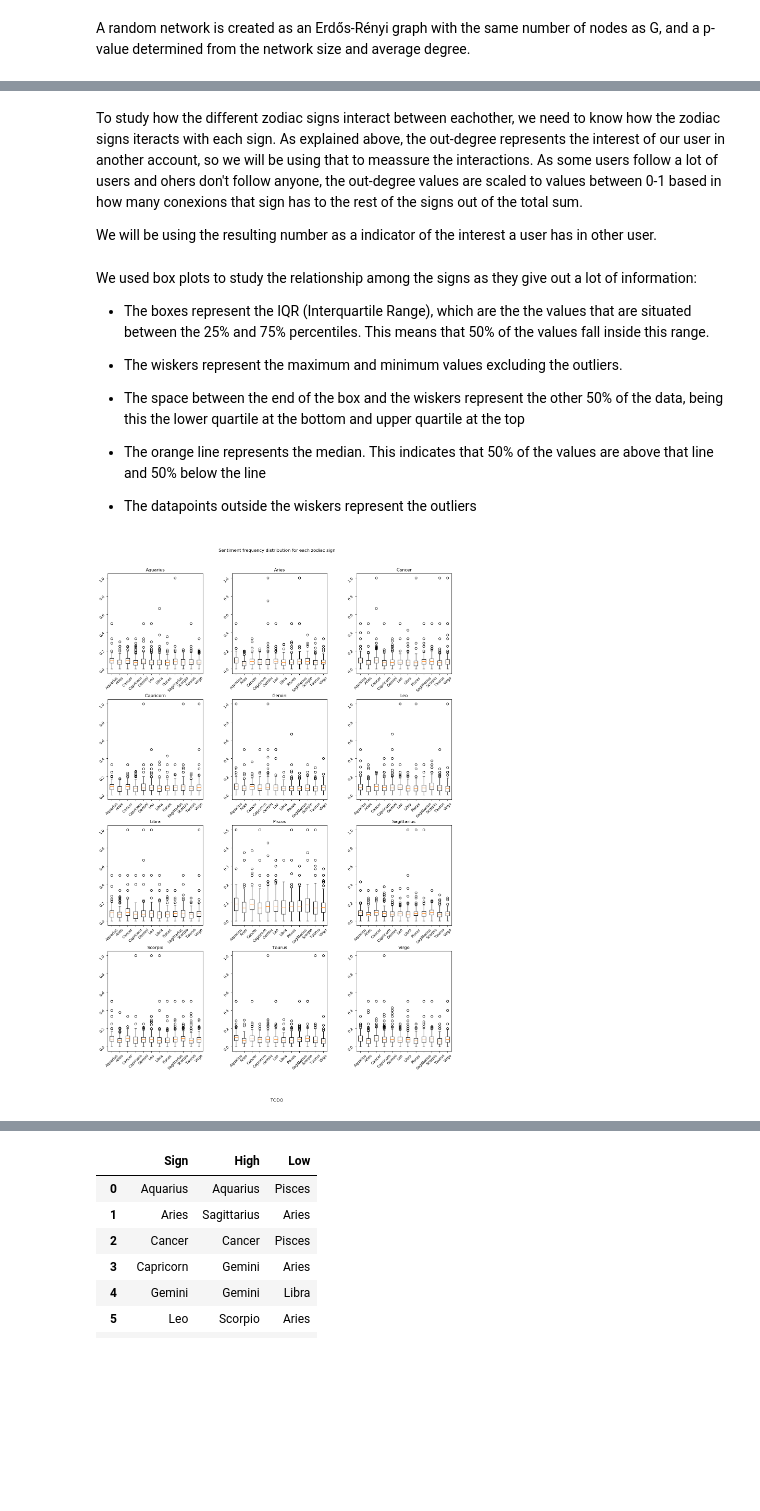
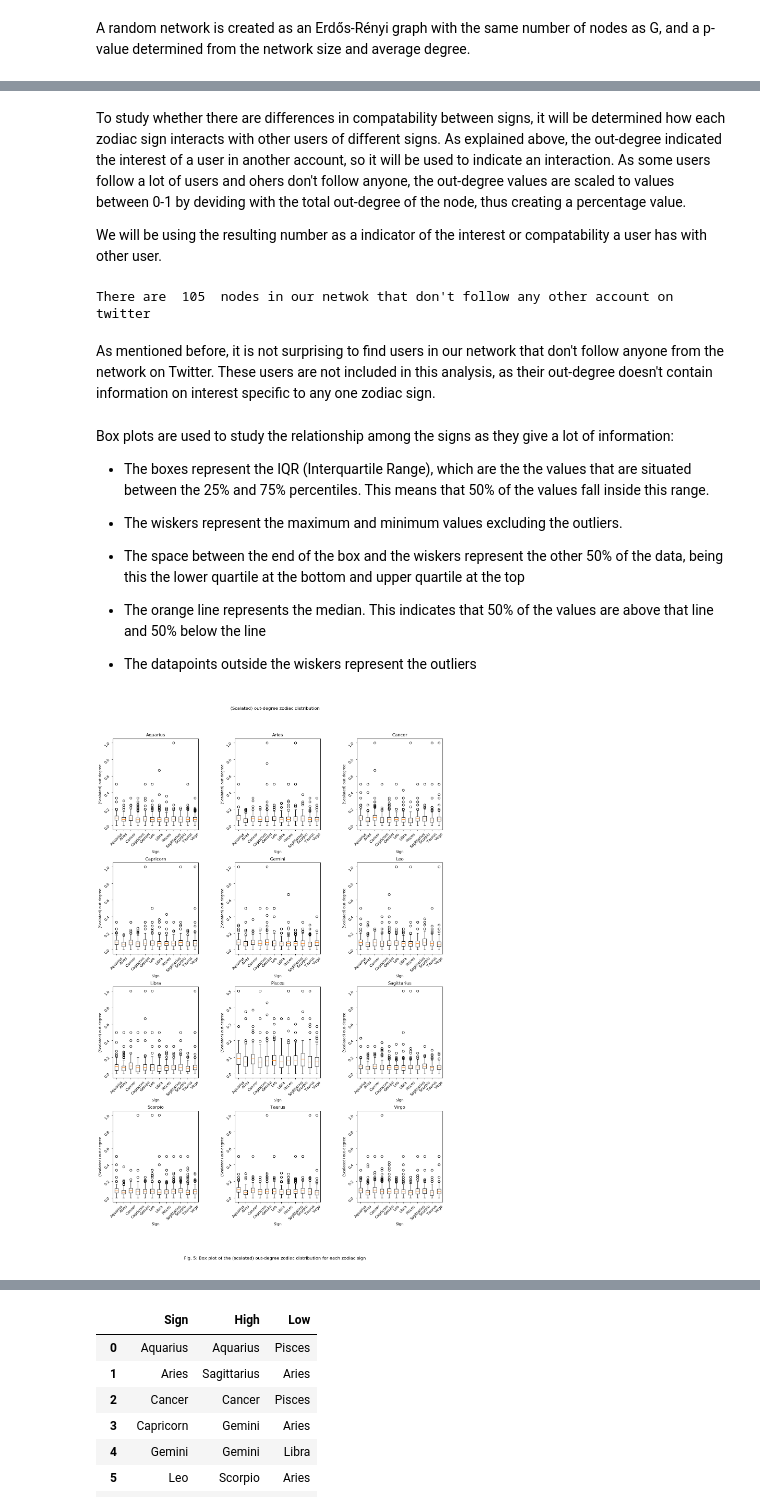
Before and after one commit to simoneengelbr/twitter_zodiac, a Jupyter notebook: Zodiac.ipynb, the cells around one changed output, grey strips where cells are left out. Cells and saved outputs as stored; diff of their text form; code cells hidden in the pictures; blank space fills up the shorter version.

```diff
--- a/Zodiac.ipynb
+++ b/Zodiac.ipynb
@@ -331,38 +335,58 @@ As we can see, there is a big difference among the twitter network degree distri
 # %% [markdown]
-To study how the different zodiac signs interact between eachother, we need to know how the zodiac signs iteracts with each sign. As explained above, the out-degree represents the interest of our user in another account, so we will be using that to meassure the interactions. As some users follow a lot of users and ohers don't follow anyone, the out-degree values are scaled to values between 0-1 based in how many conexions that sign has to the rest of the signs out of the total sum.
+To study whether there are differences in compatability between signs, it will be determined how each zodiac sign interacts with other users of different signs. As explained above, the out-degree indicated the interest of a user in another account, so it will be used to indicate an interaction. As some users follow a lot of users and ohers don't follow anyone, the out-degree values are scaled to values between 0-1 by deviding with the total out-degree of the node, thus creating a percentage value.
 
-We will be using the resulting number as a indicator of the interest a user has in other user.
+We will be using the resulting number as a indicator of the interest or compatability a user has with other user.
 # %%
-# Edge analysis
+# Edge analysis for each user
 zodiac = nx.get_node_attributes(G, 'zodiac')
 
+# Out degree by type for each user
 out_degree_type = {}
+
+# Out degree percentage by type for each user
 out_degree_percentage = {}
+
+# Number of users with no out-degree
+counter = 0
 
 # Iterate through nodes of all edges
 for node in G.nodes():
+    # Create nested dictionary for data
     out_degree_type[node] = {}
     out_degree_percentage[node] = {}
 
     for sign in ZODIAC_SIGNS:
+        # initialize count
         out_degree_type[node][sign] = 0
+
     for node1, node2 in G.edges(node):
+        # Increment for zodiac of each outgoing edge
         out_degree_type[node][zodiac[node2]] +=1
+
+    # Determine total out-degree of node
     out_degree_type[node]['Total'] = sum(out_degree_type[node].values())
+
     if out_degree_type[node]['Total'] != 0:
         for sign in ZODIAC_SIGNS:
-            # Obtain the
+            # Obtain the scalated out-degree values for each sign
             out_degree_percentage[node][sign] = out_degree_type[node][sign]/out_degree_type[node]['Total']
+    else:
+        counter +=1
+print("There are ", counter, " nodes in our netwok that don't follow any other account on twitter")
+# %% [output]
+There are  105  nodes in our netwok that don't follow any other account on twitter
+# %% [markdown]
+As mentioned before, it is not surprising to find users in our network that don't follow anyone from the network on Twitter. These users are not included in this analysis, as their out-degree doesn't contain information on interest specific to any one zodiac sign.
 # %%
+# Edge analysis for each sign
+
 sign_out_degree = {}
 mean_sign_out_degree = {}
-std_sign_out_degree = {}
 out_sign_out_degree = {}
 
 for sign1 in ZODIAC_SIGNS:
         sign_out_degree[sign1] = {}
         mean_sign_out_degree[sign1] = {}
-        std_sign_out_degree[sign1] = {}
         out_sign_out_degree[sign1] = {}
         for sign2 in ZODIAC_SIGNS:
             sign_out_degree[sign1][sign2] = []
@@ -377,14 +401,12 @@ for node, val in out_degree_percentage.items():
 for sign1, val in sign_out_degree.items():
     for sign in ZODIAC_SIGNS:
         mean_sign_out_degree[sign1][sign] = np.mean(val[sign])
-        std_sign_out_degree[sign1][sign] = np.std(val[sign])
         out_sign_out_degree[sign1][sign] = val[sign]
 # %% [markdown]
 
-We used box plots to study the relationship among the signs as they give out a lot of information:
+Box plots are used to study the relationship among the signs as they give a lot of information:
 
  - The boxes represent the IQR (Interquartile Range), which are the the values that are situated between the 25% and 75% percentiles. This means that 50% of the values fall inside this range.
-
 
 - The wiskers represent the maximum and minimum values excluding the outliers.
 
@@ -396,27 +418,25 @@ We used box plots to study the relationship among the signs as they give out a l
 # %%
 fig, subplots = plt.subplots(int(np.ceil(len(ZODIAC_SIGNS)/3)), 3, figsize=(15,20))
 subplots = subplots.flatten()
-fig.suptitle('Sentiment frequency distribution for each zodiac sign', y=1.01)
-fig.tight_layout(pad=5.0)
-#plt.xticks(rotation=45, ha='right')
-
+fig.suptitle('(Scalated) out-degree distribution by zodiac for each type of node', y=1.01)
+fig.tight_layout(pad=7.0)
 
 for i, (key, value) in enumerate(out_sign_out_degree.items()):
     subplots[i].title.set_text(key)
     subplots[i].boxplot(list(value.values()), labels=ZODIAC_SIGNS)
     subplots[i].tick_params(labelrotation=45)
-
-    #subplots[sign_index].set_ylabel('Frequency')
-    #subplots[sign_index].set_xlabel('Sentiment')
+    subplots[i].set_ylabel('(Scalated) out-degree')
+    subplots[i].set_xlabel('Sign')
 
 plt.figtext(
         0.5,
         -0.05,
-        'TODO',
+        'Fig. 5: Box plot of the (scalated) out-degree zodiac distribution for each zodiac sign.',
         wrap=True,
         horizontalalignment='center',
         fontsize=12
 )
+
 plt.show()
 # %% [output]
-[figure, old version]
+[figure, new version]
```
Also changed, not shown: parts of 56 cells of this notebook.
